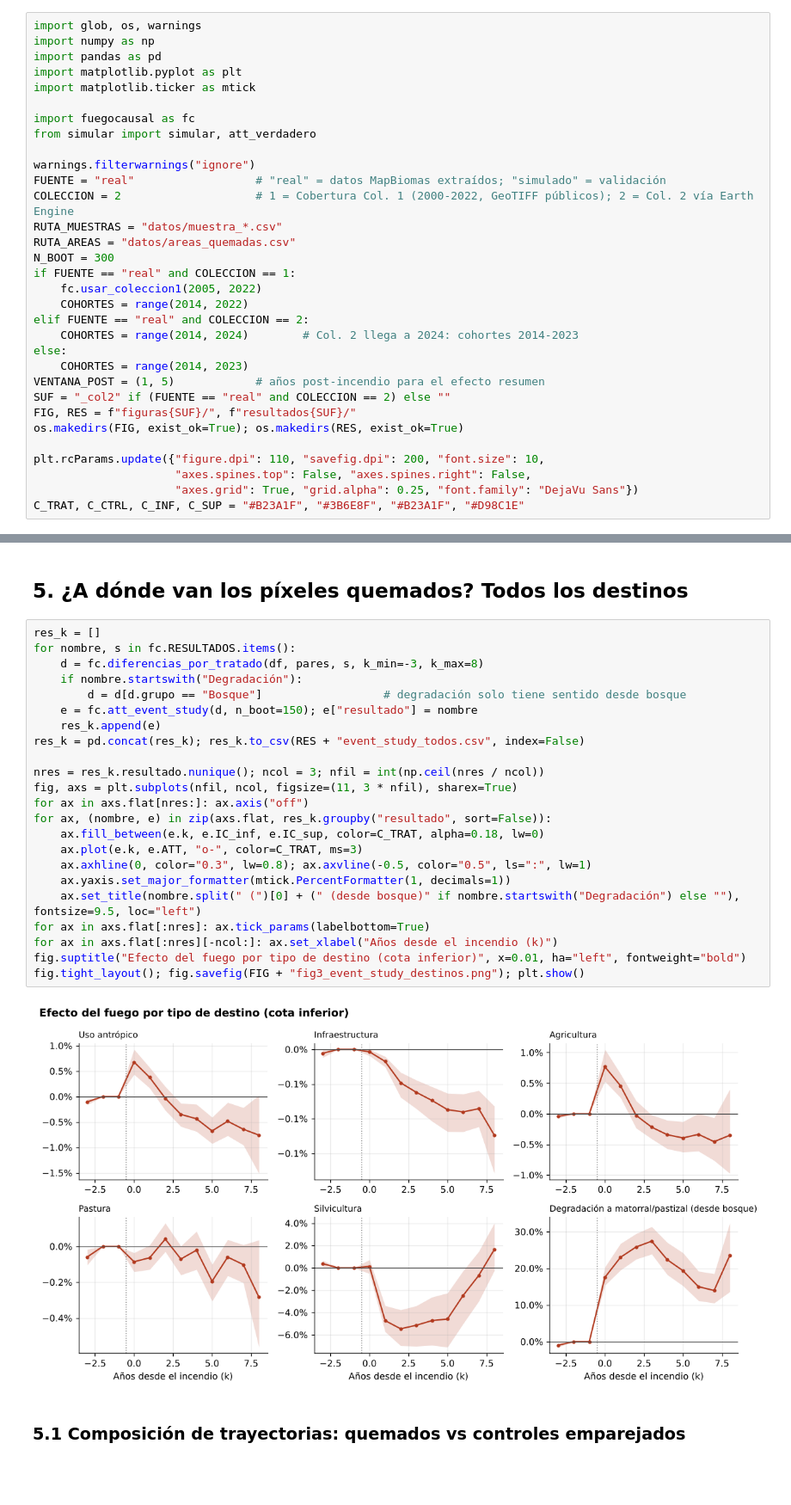
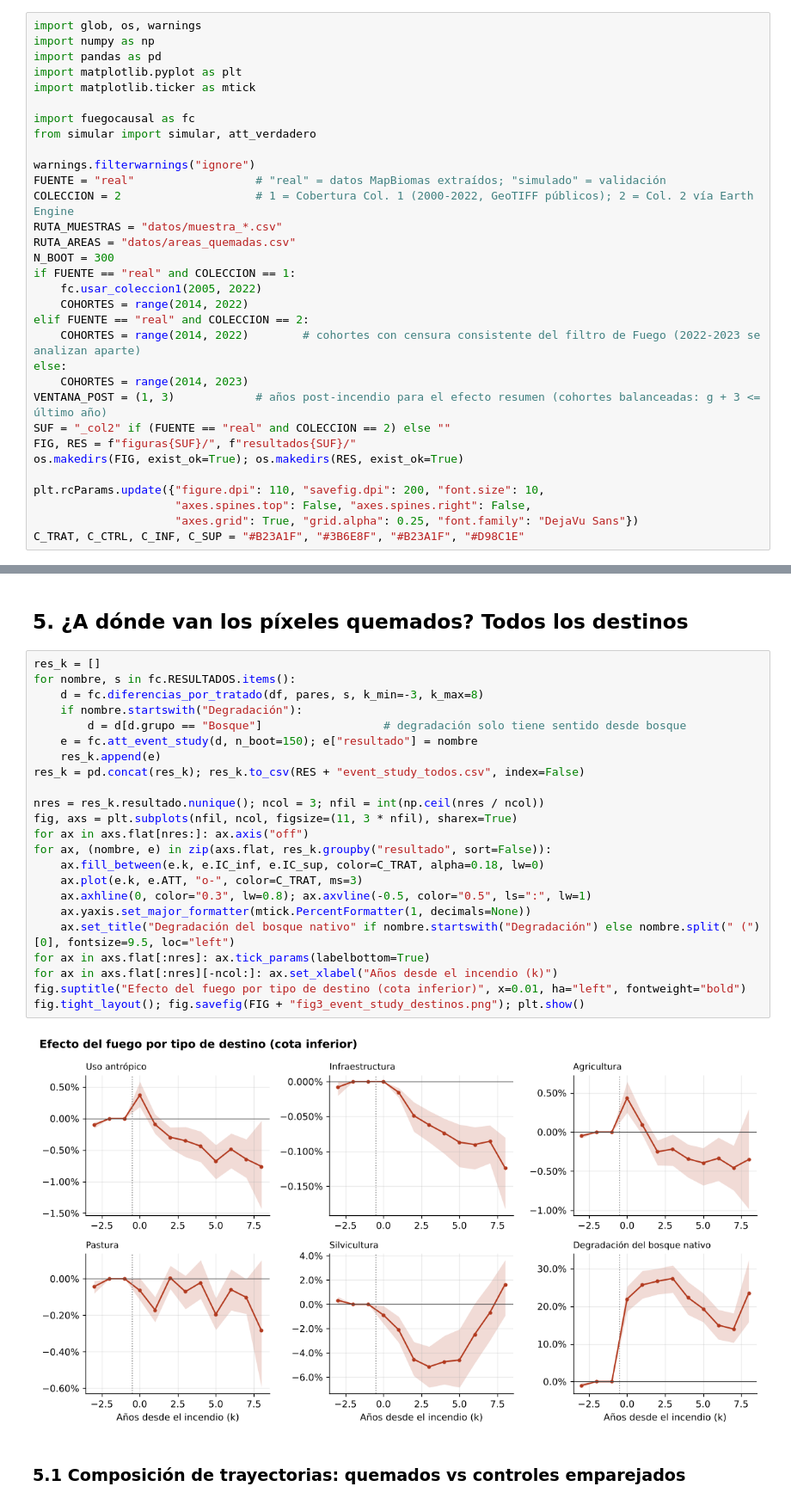
Before and after one commit to cmartinez1524/Mapbiomas, a Jupyter notebook: 02b_analisis_causal_col2.ipynb, the cells around one changed output, grey strips where cells are left out. Shown at 86% size. Drawn from its saved outputs; the diff is of its cells as text; blank space fills up the shorter version.

```diff
--- a/02b_analisis_causal_col2.ipynb
+++ b/02b_analisis_causal_col2.ipynb
@@ -31,10 +31,10 @@ if FUENTE == "real" and COLECCION == 1:
     fc.usar_coleccion1(2005, 2022)
     COHORTES = range(2014, 2022)
 elif FUENTE == "real" and COLECCION == 2:
-    COHORTES = range(2014, 2024)        # Col. 2 llega a 2024: cohortes 2014-2023
+    COHORTES = range(2014, 2022)        # cohortes con censura consistente del filtro de Fuego (2022-2023 se analizan aparte)
 else:
     COHORTES = range(2014, 2023)
-VENTANA_POST = (1, 5)            # años post-incendio para el efecto resumen
+VENTANA_POST = (1, 3)            # años post-incendio para el efecto resumen (cohortes balanceadas: g + 3 <= último año)
 SUF = "_col2" if (FUENTE == "real" and COLECCION == 2) else ""
 FIG, RES = f"figuras{SUF}/", f"resultados{SUF}/"
 os.makedirs(FIG, exist_ok=True); os.makedirs(RES, exist_ok=True)
@@ -236,28 +237,28 @@ resumen.style.format({"ATT": "{:.2%}", "IC 95% inf": "{:.2%}", "IC 95% sup": "{:
 # %%
 res_k = []
 for nombre, s in fc.RESULTADOS.items():
     d = fc.diferencias_por_tratado(df, pares, s, k_min=-3, k_max=8)
     if nombre.startswith("Degradación"):
         d = d[d.grupo == "Bosque"]                  # degradación solo tiene sentido desde bosque
     e = fc.att_event_study(d, n_boot=150); e["resultado"] = nombre
     res_k.append(e)
 res_k = pd.concat(res_k); res_k.to_csv(RES + "event_study_todos.csv", index=False)
 
 nres = res_k.resultado.nunique(); ncol = 3; nfil = int(np.ceil(nres / ncol))
 fig, axs = plt.subplots(nfil, ncol, figsize=(11, 3 * nfil), sharex=True)
 for ax in axs.flat[nres:]: ax.axis("off")
 for ax, (nombre, e) in zip(axs.flat, res_k.groupby("resultado", sort=False)):
     ax.fill_between(e.k, e.IC_inf, e.IC_sup, color=C_TRAT, alpha=0.18, lw=0)
     ax.plot(e.k, e.ATT, "o-", color=C_TRAT, ms=3)
     ax.axhline(0, color="0.3", lw=0.8); ax.axvline(-0.5, color="0.5", ls=":", lw=1)
-    ax.yaxis.set_major_formatter(mtick.PercentFormatter(1, decimals=1))
-    ax.set_title(nombre.split(" (")[0] + (" (desde bosque)" if nombre.startswith("Degradación") else ""), fontsize=9.5, loc="left")
+    ax.yaxis.set_major_formatter(mtick.PercentFormatter(1, decimals=None))
+    ax.set_title("Degradación del bosque nativo" if nombre.startswith("Degradación") else nombre.split(" (")[0], fontsize=9.5, loc="left")
 for ax in axs.flat[:nres]: ax.tick_params(labelbottom=True)
 for ax in axs.flat[:nres][-ncol:]: ax.set_xlabel("Años desde el incendio (k)")
 fig.suptitle("Efecto del fuego por tipo de destino (cota inferior)", x=0.01, ha="left", fontweight="bold")
 fig.tight_layout(); fig.savefig(FIG + "fig3_event_study_destinos.png"); plt.show()
 # %% [output]
-[figure, old version]
+[figure, new version]
 # %% [markdown]
 ### 5.1 Composición de trayectorias: quemados vs controles emparejados
 # %%
```
Also changed, not shown: parts of 9 cells of this notebook, 47 other files.
